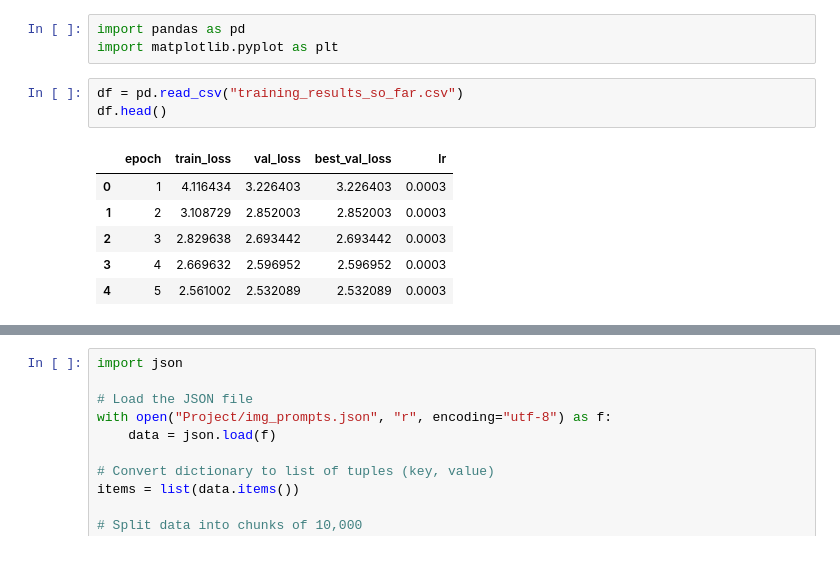
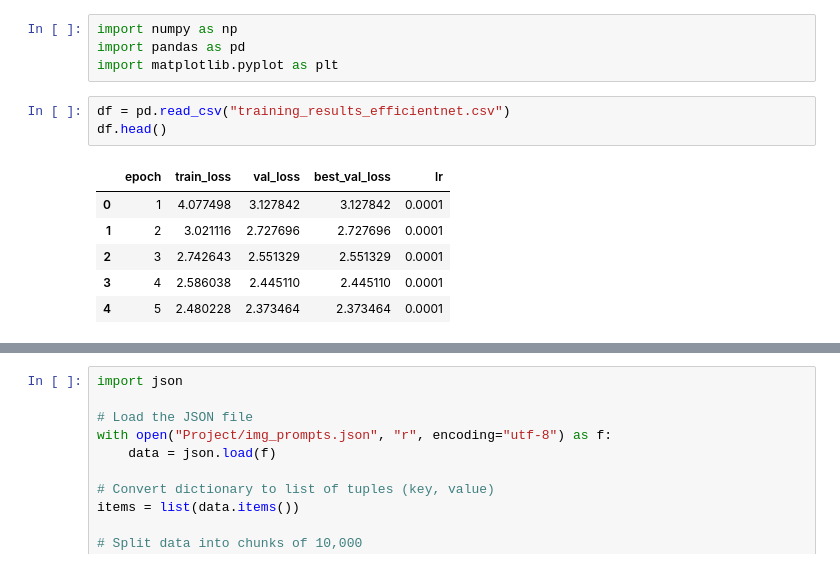
Before and after one commit to vaibhav7766/CV_GAN_Project, a Jupyter notebook: evaluate.ipynb, the cells around one changed output, grey strips where cells are left out. Drawn from its saved outputs; the diff is of its cells as text.

```diff
--- a/evaluate.ipynb
+++ b/evaluate.ipynb
@@ -1,13 +1,14 @@
 # %%
+import numpy as np
 import pandas as pd
 import matplotlib.pyplot as plt
 # %%
-df = pd.read_csv("training_results_so_far.csv")
+df = pd.read_csv("training_results_efficientnet.csv")
 df.head()
 # %% [output]
 |  | epoch | train_loss | val_loss | best_val_loss | lr |
-| 0 | 1 | 4.116434 | 3.226403 | 3.226403 | 0.0003 |
-| 1 | 2 | 3.108729 | 2.852003 | 2.852003 | 0.0003 |
-| 2 | 3 | 2.829638 | 2.693442 | 2.693442 | 0.0003 |
-| 3 | 4 | 2.669632 | 2.596952 | 2.596952 | 0.0003 |
-| 4 | 5 | 2.561002 | 2.532089 | 2.532089 | 0.0003 |
+| 0 | 1 | 4.077498 | 3.127842 | 3.127842 | 0.0001 |
+| 1 | 2 | 3.021116 | 2.727696 | 2.727696 | 0.0001 |
+| 2 | 3 | 2.742643 | 2.551329 | 2.551329 | 0.0001 |
+| 3 | 4 | 2.586038 | 2.445110 | 2.445110 | 0.0001 |
+| 4 | 5 | 2.480228 | 2.373464 | 2.373464 | 0.0001 |
```
Also changed, not shown: parts of 8 cells of this notebook, 32 other files.
